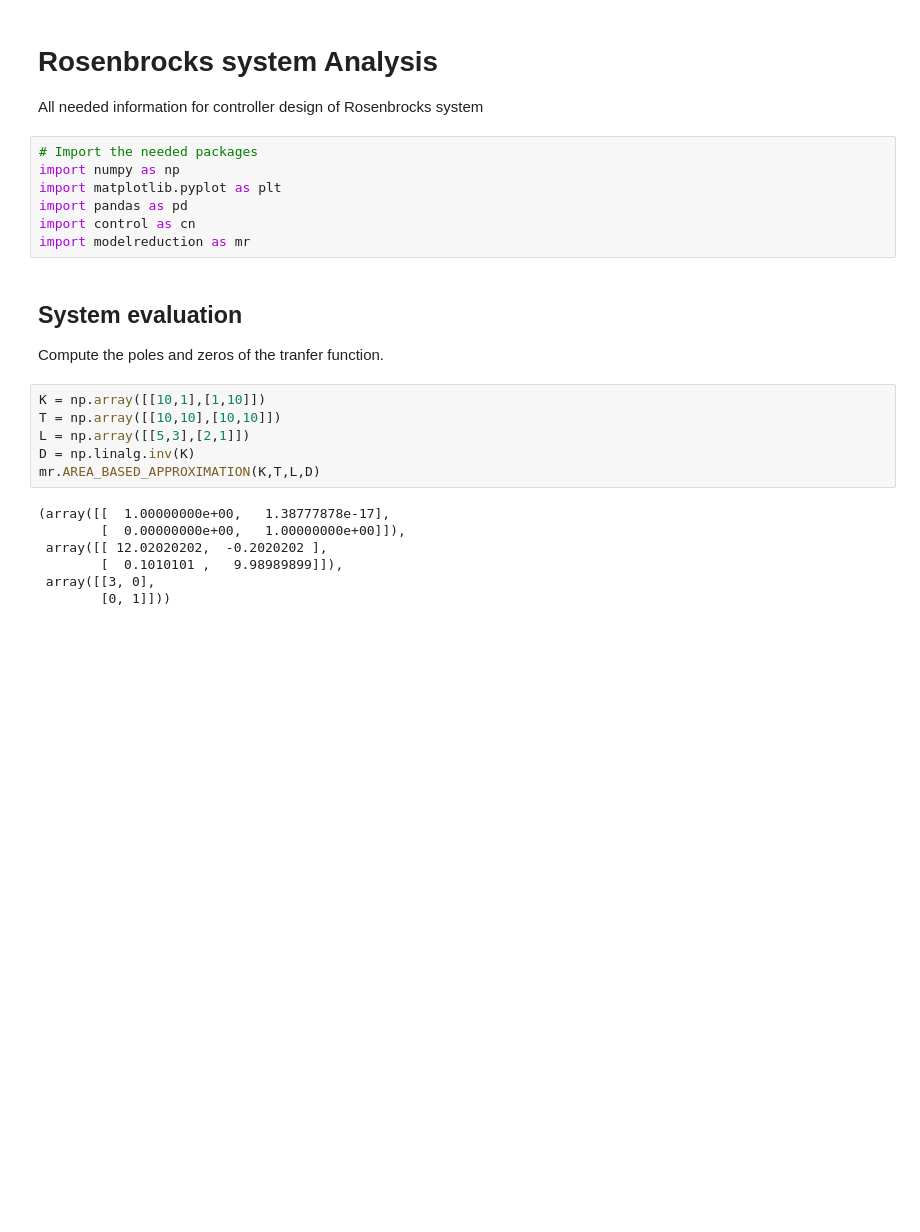
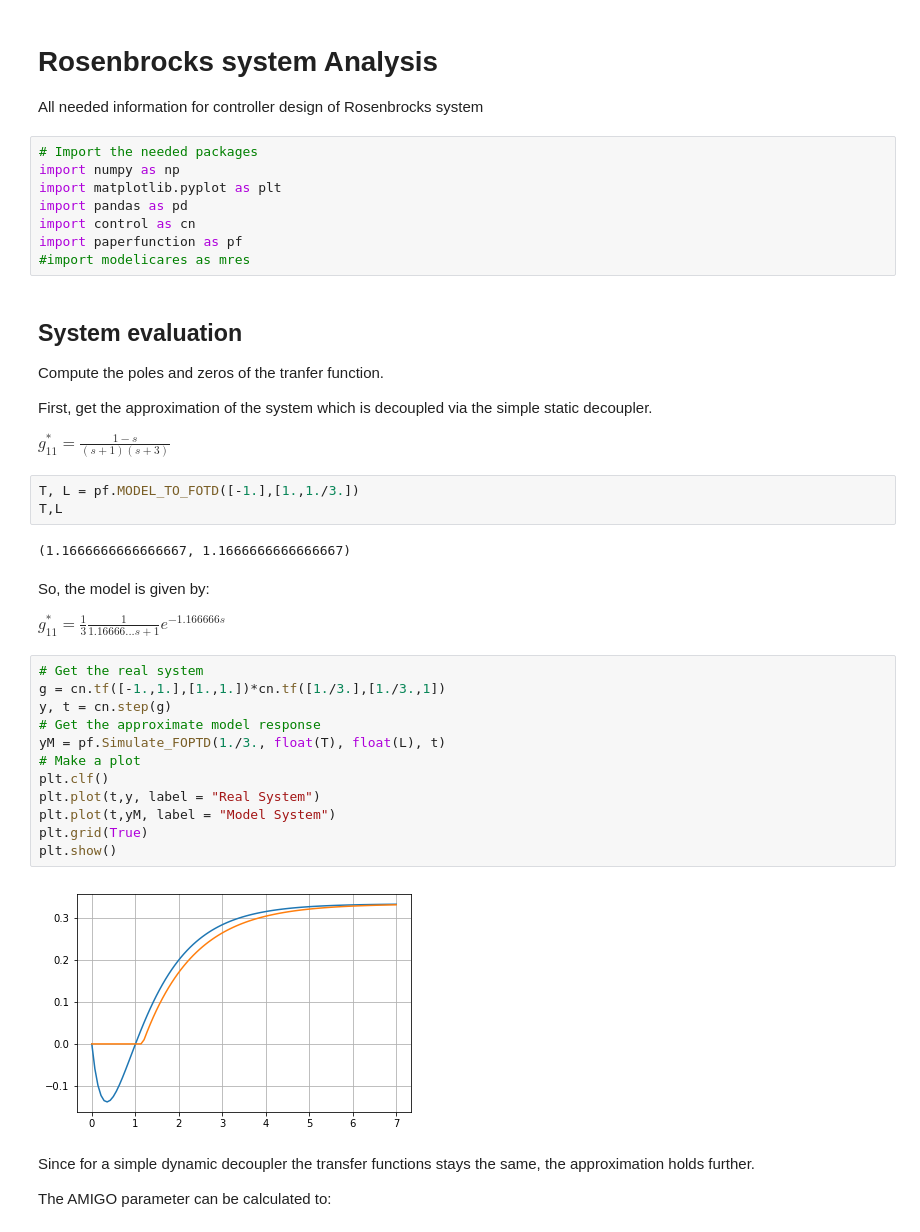
Before and after one commit to AlCap23/IfT_Decoupling, a Jupyter notebook: Python/Untitled.ipynb, the cells around one changed output. Saved outputs shown, nothing was run; the diff lists cells and outputs as text; blank space fills up the shorter version.

```diff
--- a/Python/Untitled.ipynb
+++ b/Python/Untitled.ipynb
@@ -8,21 +8,40 @@ import numpy as np
 import matplotlib.pyplot as plt
 import pandas as pd
 import control as cn
-import modelreduction as mr
+import paperfunction as pf
+#import modelicares as mres
 # %% [markdown]
 ## System evaluation
 
 Compute the poles and zeros of the tranfer function.
+
+First, get the approximation of the system which is decoupled via the simple static decoupler.
+
+$g^*_{11} = \frac{1-s}{(s+1)(s+3)} $
-# %%
-K = np.array([[10,1],[1,10]])
-T = np.array([[10,10],[10,10]])
-L = np.array([[5,3],[2,1]])
-D = np.linalg.inv(K)
-mr.AREA_BASED_APPROXIMATION(K,T,L,D)
-# %% [output]
-(array([[  1.00000000e+00,   1.38777878e-17],
-        [  0.00000000e+00,   1.00000000e+00]]),
- array([[ 12.02020202,  -0.2020202 ],
-        [  0.1010101 ,   9.98989899]]),
- array([[3, 0],
-        [0, 1]]))
+# %%
+T, L = pf.MODEL_TO_FOTD([-1.],[1.,1./3.])
+T,L
+# %% [output]
+(1.1666666666666667, 1.1666666666666667)
+# %% [markdown]
+So, the model is given by:
+
+$g^*_{11} = \frac{1}{3} \frac{1}{1.16666...s+1}e^{-1.166666s}$
+# %%
+# Get the real system
+g = cn.tf([-1.,1.],[1.,1.])*cn.tf([1./3.],[1./3.,1])
+y, t = cn.step(g)
+# Get the approximate model response
+yM = pf.Simulate_FOPTD(1./3., float(T), float(L), t)
+# Make a plot
+plt.clf()
+plt.plot(t,y, label = "Real System")
+plt.plot(t,yM, label = "Model System")
+plt.grid(True)
+plt.show()
+# %% [output]
+[figure, added]
+# %% [markdown]
+Since for a simple dynamic decoupler the transfer functions stays the same, the approximation holds further.
+
+The AMIGO parameter can be calculated to:
```
Also changed, not shown: parts of 13 cells of this notebook, 4 other files.
